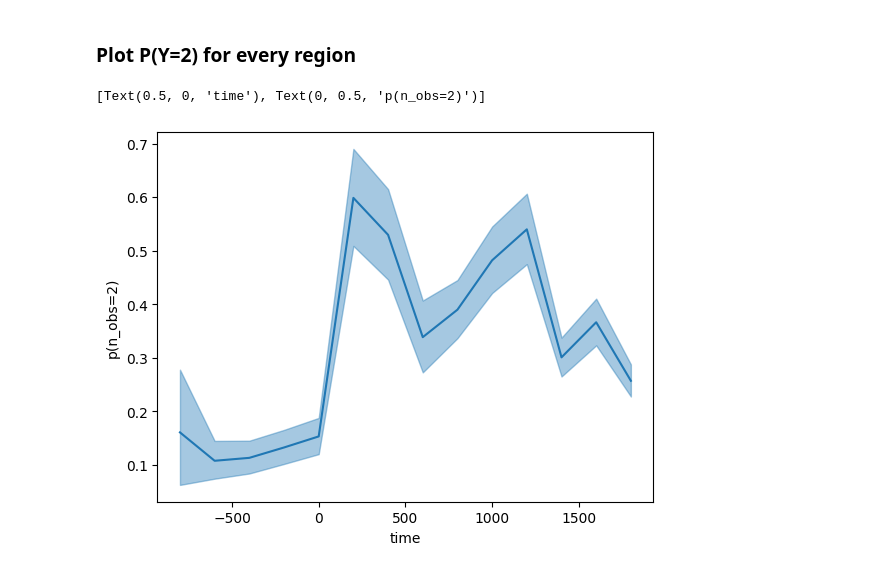
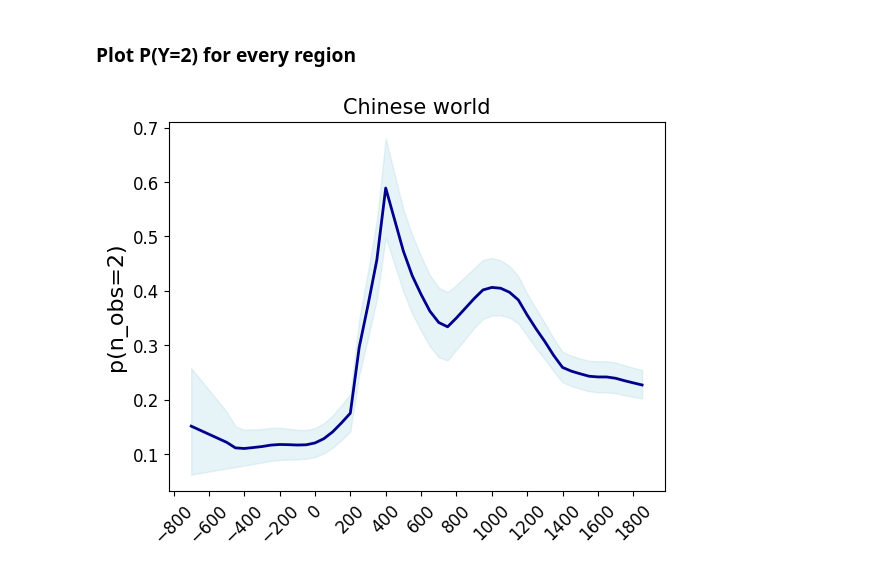
Before and after one commit to charlesdedampierre/cultura, a Jupyter notebook: 6c - run_best_model_north_south.ipynb, the cells around one changed output. Drawn from its saved outputs; the diff is of its cells as text; code cells hidden in the pictures.

```diff
--- a/6c - run_best_model_north_south.ipynb
+++ b/6c - run_best_model_north_south.ipynb
@@ -505,24 +508,57 @@ ax.set(xlabel="time", ylabel="p(n_obs=2)")
 [figure]
 # %% [markdown]
 ### Plot P(Y=2) for every region
-# %%
-data_f2 = data[['region_name', 'decade', 'y_mean', 'y_min', 'y_max','occupation']].copy()
-data_f2['decade'] = (data_f2['decade'] // 200 * 200).astype(int)
-
-data_f2 = data_f2.groupby(['region_name', 'decade', 'occupation'])[['y_mean', 'y_min', 'y_max']].mean().reset_index()
-data_f2 = data_f2.groupby(['region_name', 'decade'])[['y_mean', 'y_min','y_max']].sum().reset_index()
-
-data_f2_filtered = data_f2[data_f2['region_name']=='Chinese world']
-
-fig, ax = plt.subplots()
-
-# Plot predicted line
-ax.plot(data_f2_filtered["decade"], data_f2_filtered['y_mean'], color='C0')
-
-# Plot credibility bands
-ax.fill_between(data_f2_filtered["decade"], data_f2_filtered['y_min'],  data_f2_filtered['y_max'], alpha=0.4, color='C0')
-
-ax.set(xlabel="time", ylabel="p(n_obs=2)")
-# %% [output]
-[Text(0.5, 0, 'time'), Text(0, 0.5, 'p(n_obs=2)')]
-[figure, removed]
+# %%
+import matplotlib.pyplot as plt
+import statsmodels.api as sm
+import pandas as pd
+
+# Load the data
+data = pd.read_csv('unseen_species_model/unseen_species_model_bayesian.csv')
+
+# Preparing the data
+data_f2 = data[['region_name', 'decade', 'y_mean', 'y_min', 'y_max', 'occupation']].copy()
+data_f2['decade'] = (data_f2['decade'] // 50 * 50).astype(int)
+data_f2 = data_f2.groupby(['region_name', 'decade', 'occupation'])[['y_mean', 'y_min', 'y_max']].mean().reset_index()
+data_f2 = data_f2.groupby(['region_name', 'decade'])[['y_mean', 'y_min', 'y_max']].sum().reset_index()
+
+# Filtering data for 'Chinese world'
+data_f2_filtered = data_f2[data_f2['region_name'] == 'Chinese world']
+
+# Fit LOESS models for mean, min, and max
+
+frac = 0.2
+loess_mean = sm.nonparametric.lowess(data_f2_filtered['y_mean'], data_f2_filtered['decade'], frac=frac)
+loess_min = sm.nonparametric.lowess(data_f2_filtered['y_min'], data_f2_filtered['decade'], frac=frac)
+loess_max = sm.nonparametric.lowess(data_f2_filtered['y_max'], data_f2_filtered['decade'], frac=frac)
+
+# Create the plot
+fig, ax = plt.subplots()
+
+# Plot the LOESS smoothed mean curve in blue
+ax.plot(loess_mean[:, 0], loess_mean[:, 1], color='darkblue', label='LOESS Smoothed Mean', linewidth=2)
+
+# Plot LOESS smoothed confidence bands in a lighter shade of the same blue
+ax.fill_between(loess_mean[:, 0], loess_min[:, 1], loess_max[:, 1], alpha=0.3, color='#ADD8E6', label='LOESS Smoothed Confidence Interval')
+
+# Set labels and title
+ax.set_xlabel("")
+ax.set_ylabel("p(n_obs=2)", fontsize = 16)
+ax.set_title("'")
+
+
+
+# Set the size of x-axis and y-axis tick labels
+ax.tick_params(axis='x', labelsize=12)  # Increase x-axis tick label size
+ax.tick_params(axis='y', labelsize=12)  # Increase y-axis tick label size
+
+ax.set_xticks(np.arange(-800, 1850 + 1, 200))  # Set x-ticks every 200 years
+# Rotating x-ticks by 45 degrees for better readability
+ax.tick_params(axis='x', rotation=45)
+ax.set_xlabel('')
+ax.set_title('Chinese world', fontsize = 15)
+
+
+plt.show()
+# %% [output]
+[figure, added]
```
Also changed, not shown: parts of 2 cells of this notebook, 6 other files.
